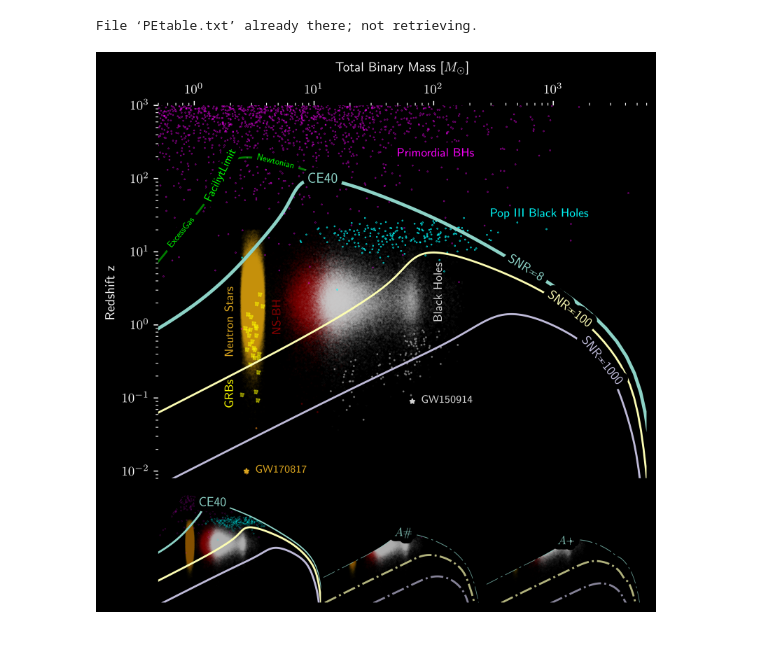
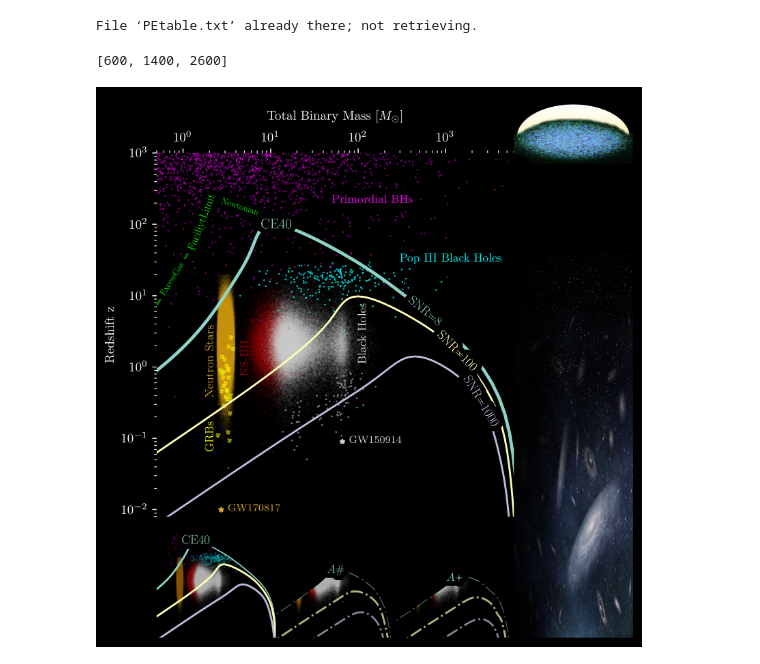
Before and after one commit to sugwg/ce-plots, a Jupyter notebook: ce_horizon.ipynb, the cells around one changed output. Cells and saved outputs as stored; diff of their text form; code cells hidden in the pictures.

```diff
--- a/ce_horizon.ipynb
+++ b/ce_horizon.ipynb
@@ -191,6 +191,12 @@ import matplotlib.pyplot as plt
 from matplotlib import ticker
 from labellines import labelLine, labelLines, labelLine
 from scipy.interpolate import interp1d
+from matplotlib import rcParams
+
+plt.rc('text', usetex=True)
+rcParams["font.family"] = "serif"
+rcParams["font.serif"] = "stix"
+plt.rcParams["mathtext.fontset"] = "stix"
 
 
 style = 'black'
@@ -220,12 +226,14 @@ else:
     faccolor = '#00FF00'
 
 fig = plt.figure(figsize=[6, 6], dpi=400)
-gs = plt.GridSpec(2, 3, width_ratios=[1, 1, 1], height_ratios=[3, 1], wspace=0, hspace=0)
-ax = fig.add_subplot(gs[0,:])
+gs = plt.GridSpec(2, 4, width_ratios=[1, 1, 1, 1], height_ratios=[3, 1], wspace=0, hspace=0)
+
+
+ax = fig.add_subplot(gs[0,:3])
 ax2 = [fig.add_subplot(gs[1,0]), fig.add_subplot(gs[1,1]), fig.add_subplot(gs[1,2])]
 axs = [ax, ax2[0], ax2[1], ax2[2]]
 
-plt.rc('text', usetex=True)
+
 
 axs[0].set_ylabel('Redshift z')
 axs[0].set_xlabel('Total Binary Mass [$M_\odot$]', labelpad=10)
@@ -350,32 +358,56 @@ for i, ax in enumerate(axs):
                s=0.001 * fac, rasterized=True, alpha=0.25, color=bns_color)
     ax.scatter(bbh['srcmass1'] + bbh['srcmass2'], bbh['redshift'],
                s=0.001 * fac, rasterized=True, alpha=0.5, color=bhcolor)
     ax.scatter(popthree['mass'], popthree['redshift'], color=pt_color, s=0.1 * fac, alpha=1.0)
+
+
     ax.scatter(pbh['mass'], pbh['redshift'],
                color=pbh_color, s=0.15 * fac, alpha=1.0, marker='.', rasterized=True)
     ax.scatter(nsbh['mass'], nsbh['redshift'],
                color=nsbh_color, s=0.05 * fac,
                alpha=0.2, marker='.', zorder=-1, rasterized=True)
 
 
 
 axs[0].text(1.8, .4, 'Neutron Stars', rotation=90, fontsize=9, color=bns_color)
 axs[0].text(4.5, .8, 'NS-BH', rotation=90, fontsize=9, color=nsbh_color)
 axs[0].text(100.0, 1.2, 'Black Holes', rotation=90, fontsize=9, color=bhcolor)
 axs[0].text(300.0, 30, 'Pop III Black Holes', fontsize=9, color=pt_color)
 axs[0].text(50, 200, 'Primordial BHs', fontsize=9,
             color=pbh_color, backgroundcolor=bgcolor)
 
 
+############ plot universe timeline ################
+from PIL import Image
+
+#x1,x2,y1,y2 = axu.axis()
+#ax3 = axu.axis((x1, x2, y1, y2))
+
+axu = fig.add_subplot(gs[:,3], ymargin=-0.4)
+print(pos)
+img = numpy.asarray(Image.open('./universe.png'))
+imgplot = axu.imshow(img, aspect='auto')
+axu.get_yaxis().set_visible(False)
+axu.get_xaxis().set_visible(False)
+axu.set_axis_off()
+
+
 ############short grbs with redshift from Swift ########
 axs[0].scatter((bns['srcmass1'] + bns['srcmass2'])[0:len(grb_z)],
                grb_z, color=grb_color,
                linestyle='dotted', marker='.', alpha=0.5)
-axs[0].text(1.8, 0.08, 'GRBs', fontsize=9, rotation=90,
+axs[0].text(1.8, 0.070, 'GRBs', fontsize=9, rotation=90,
             color=grb_color)
 
 fig.subplots_adjust(wspace=0, hspace=0)
 plt.tight_layout()
+
+pos = axu.get_position()
+pos.y1=1.0
+pos.x2=1.0
+axu.set_position(pos)
+
 plt.savefig('znb.pdf')
 # %% [output]
+[600, 1400, 2600]
-[figure, old version]
+[figure, new version]
```
Also changed, not shown: parts of 1 cell of this notebook, 1 other file.
